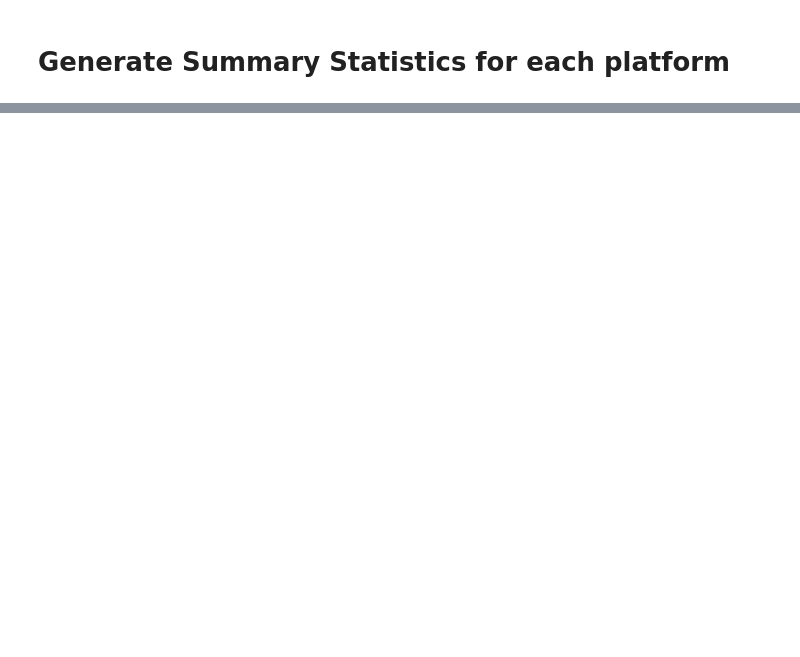
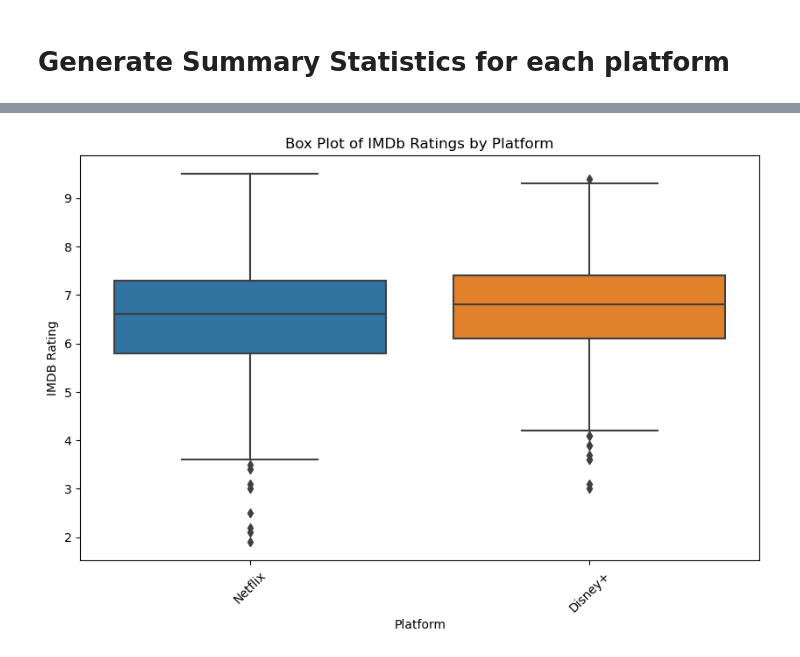
Before and after one commit to gfoley15/netflixandchill, a Jupyter notebook: notebook/netflixandchill.ipynb, the cells around one changed output, grey strips where cells are left out. Drawn from its saved outputs; the diff is of its cells as text; code cells hidden in the pictures; blank space fills up the shorter version.

```diff
--- a/notebook/netflixandchill.ipynb
+++ b/notebook/netflixandchill.ipynb
@@ -405,7 +440,7 @@ recentadd_df.to_csv("../output/recentadd_rated2.csv", index_label="index")
 # Read in ratings data file and create DataFrame
 # %%
 # New ratings file
-new_data_path = "../output/recentadd_rated2.csv"
+new_data_path = "../output/recentadd_rated.csv"
 # %%
 # Read the new Netflix and Disney+ data
 new_combined_data = pd.read_csv(new_data_path)
@@ -414,2 +456,5 @@ new_combined_df
 # %%
 # Find "None" and "N/A" values for each platform
+# Remove "None" and "N/A" values to create clean dataframe
+filtered_df = new_combined_df[(new_combined_df['imdb_rating'].notna()) & (new_combined_df['imdb_rating'] != 'NaN')]
+len(filtered_df)
@@ -426,0 +500,6 @@ len(blank_production_cost)
+# %%
+# Remove commas from the specified column
+filtered_df['imdb_votes']   = filtered_df['imdb_votes'].str.replace(',', '')
+
+# Convert the column to float
+filtered_df['imdb_votes']  = filtered_df['imdb_votes'] .astype(float)
@@ -427,11 +527,13 @@ len(blank_production_cost)
 # %%
 # Generate a box plot that shows the distrubution of IMDB rating for each platform.
 plt.figure(figsize=(10, 6))
-sns.boxplot(data=new_combined_df, x='platform', y='imdb_rating')
+sns.boxplot(data=filtered_df, x='platform', y='imdb_rating')
 plt.title('Box Plot of IMDb Ratings by Platform')
 plt.xlabel('Platform')
 plt.ylabel('IMDB Rating')
 plt.xticks(rotation=45)
 # Save the plot to the output folder
 plt.savefig(os.path.join('../output', 'BoxPlot_of_IMDbRatings_Platform.png'))
 plt.show()
+# %% [output]
+[figure, added]
```
Also changed, not shown: parts of 24 cells of this notebook, 13 other files.
